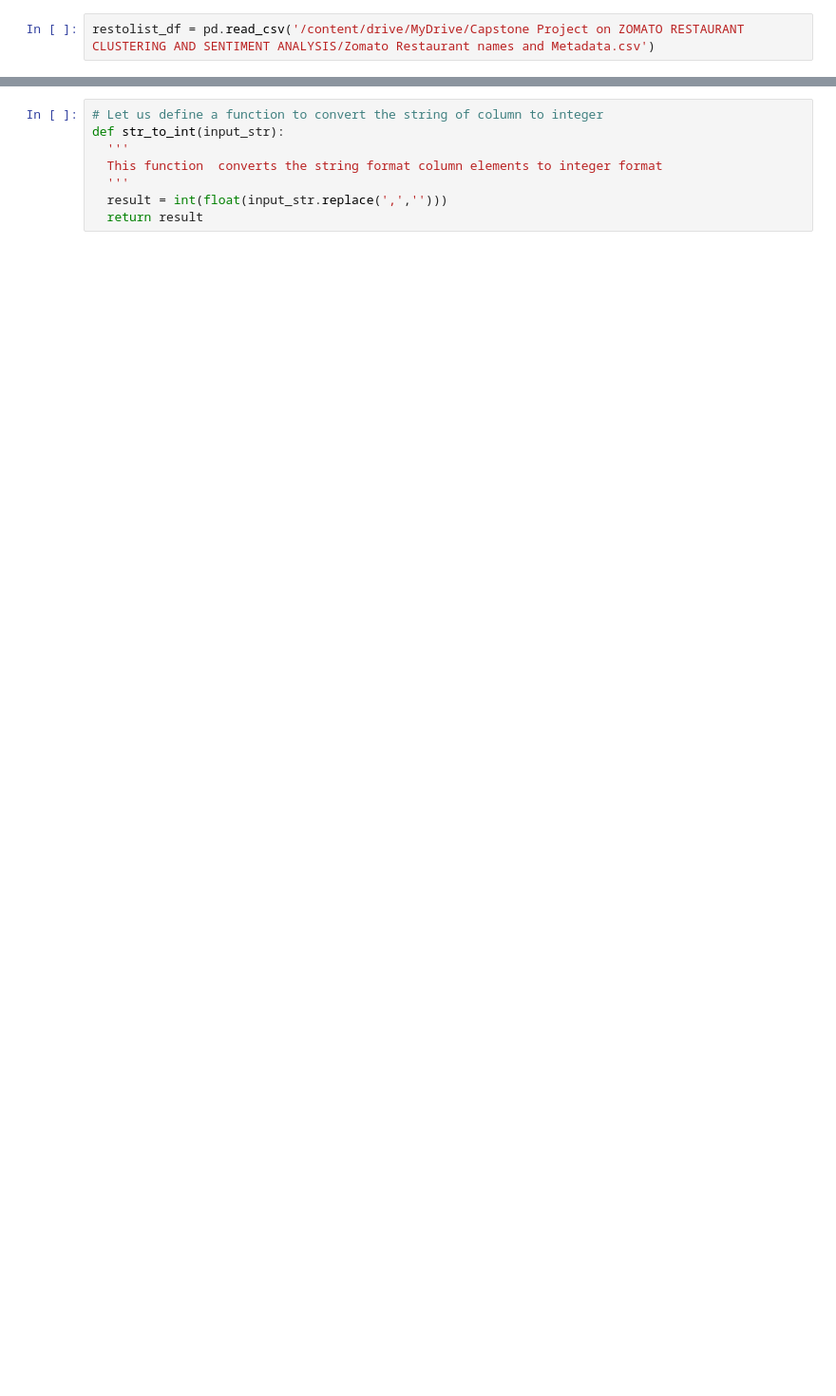
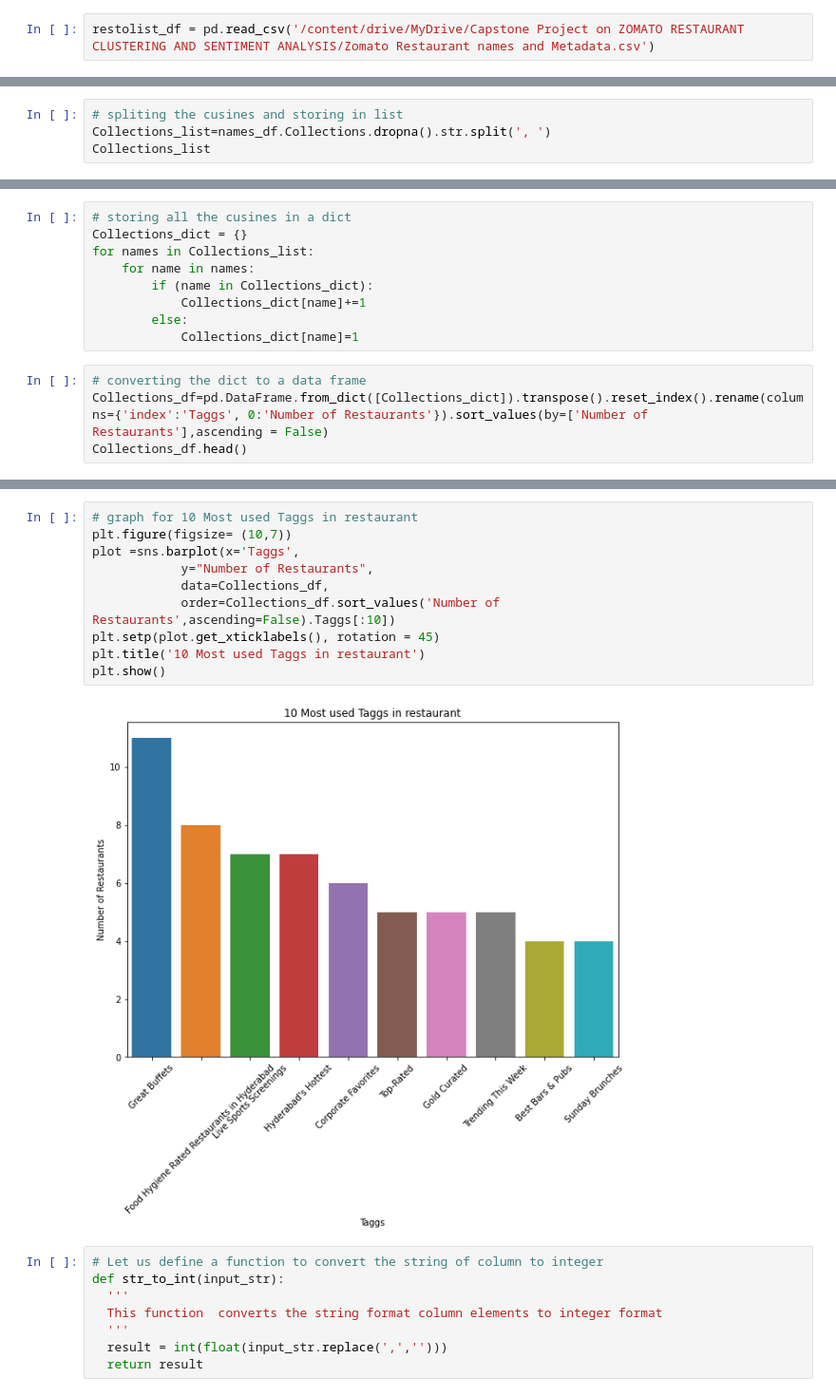
Before and after one commit to VilasSonawane/ZOMATO-RESTAURANT-CLUSTERING-AND-SENTIMENT-ANALYSIS, a Jupyter notebook: Vilas_Copy_of_ZOMATO_RESTAURANT_CLUSTERING_AND_SENTIMENT_ANALYSIS.ipynb, the cells around one changed output, grey strips where cells are left out. Shown at 95% size. Saved outputs shown, nothing was run; the diff lists cells and outputs as text; blank space fills up the shorter version.

```diff
--- a/Vilas_Copy_of_ZOMATO_RESTAURANT_CLUSTERING_AND_SENTIMENT_ANALYSIS.ipynb
+++ b/Vilas_Copy_of_ZOMATO_RESTAURANT_CLUSTERING_AND_SENTIMENT_ANALYSIS.ipynb
@@ -146,0 +382,4 @@ restolist_df.drop('Links', axis = 1, inplace = True)
+# %%
+# spliting the cusines and storing in list
+Collections_list=names_df.Collections.dropna().str.split(', ')
+Collections_list
@@ -146,0 +404,13 @@ restolist_df.drop('Links', axis = 1, inplace = True)
+# %%
+# storing all the cusines in a dict
+Collections_dict = {}
+for names in Collections_list:
+    for name in names:
+        if (name in Collections_dict):
+            Collections_dict[name]+=1
+        else:
+            Collections_dict[name]=1
+# %%
+# converting the dict to a data frame
+Collections_df=pd.DataFrame.from_dict([Collections_dict]).transpose().reset_index().rename(columns={'index':'Taggs', 0:'Number of Restaurants'}).sort_values(by=['Number of Restaurants'],ascending = False)
+Collections_df.head()
@@ -147,3 +426,15 @@ restolist_df.drop('Links', axis = 1, inplace = True)
+# %%
+# graph for 10 Most used Taggs in restaurant
+plt.figure(figsize= (10,7))
+plot =sns.barplot(x='Taggs',
+            y="Number of Restaurants",
+            data=Collections_df,
+            order=Collections_df.sort_values('Number of Restaurants',ascending=False).Taggs[:10])
+plt.setp(plot.get_xticklabels(), rotation = 45)
+plt.title('10 Most used Taggs in restaurant')
+plt.show()
+# %% [output]
+[figure, added]
 # %%
 # Let us define a function to convert the string of column to integer
 def str_to_int(input_str):
```
Also changed, not shown: parts of 48 cells of this notebook.
